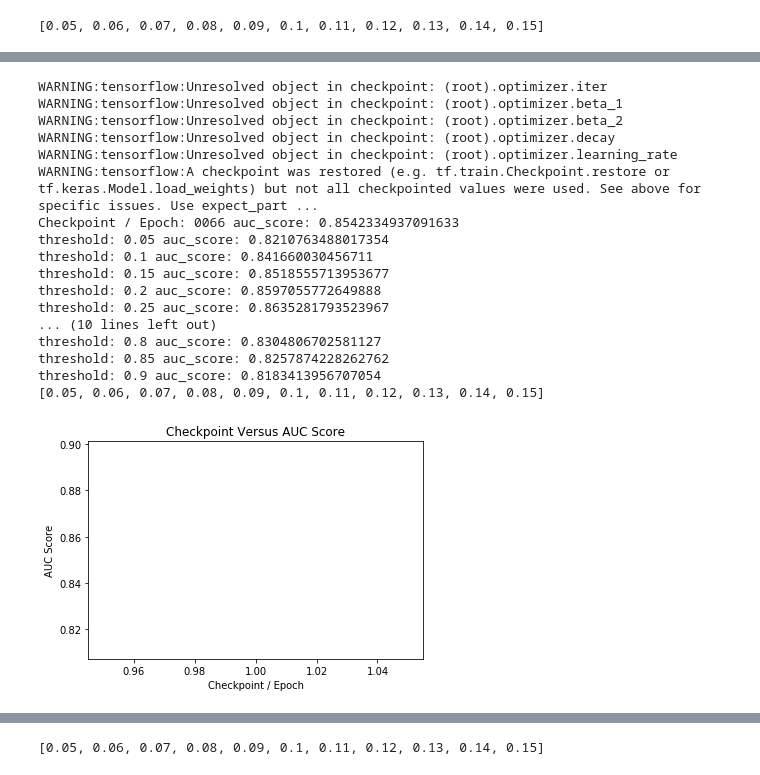
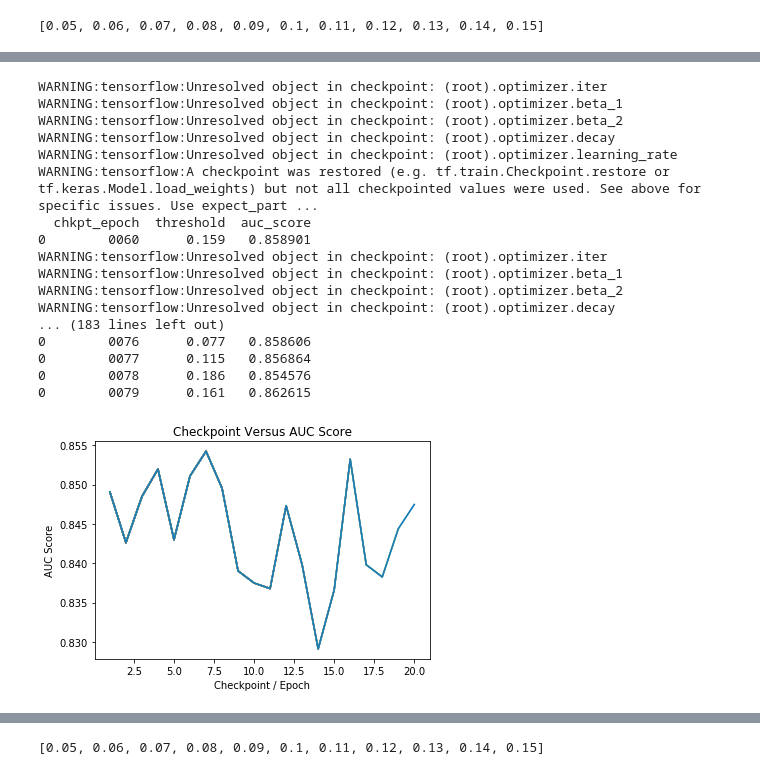
Before and after one commit to kirahman2/tensorflow_classification, a Jupyter notebook: tensorflow_classification.ipynb, the cells around one changed output, grey strips where cells are left out. Drawn from its saved outputs; the diff is of its cells as text; code cells hidden in the pictures.

```diff
--- a/tensorflow_classification.ipynb
+++ b/tensorflow_classification.ipynb
@@ -160,6 +160,7 @@ from tensorflow import keras
 
 class Model():
     def __init__(self):
+        self.filepath_chkpt = './cp.ckpt/'
         self.train_sample = pp.train_sample
         self.train_label = pp.train_label
         self.test_sample = pp.test_sample
@@ -201,6 +202,30 @@ class Model():
         model.save_weights(checkpoint_path.format(epoch=0))
         return model
 
+    def save_best_model(self, model, metrics, lr, loss):
+        model = self.create_model(model, metrics, lr, loss)
+        filepath = self.filepath_chkpt + 'cp-' + tnnt.best_chkpt + '.ckpt'
+        model.load_weights(filepath)
+
+        y_pred = model.predict(pp.test_sample, batch_size=10, verbose=0)
+
+        y_pred_class = binarize(y_pred, tnnt.best_threshold)
+
+        fpr, tpr, thresholds = roc_curve(pp.test_label,
+                                         y_pred_class,
+                                         pos_label=1)
+        auc_score = auc(fpr, tpr)
+
+        print(model)
+        print('best checkpoint/epoch:', tnnt.best_chkpt)
+        print('best threshold:' tnnt.best_threshold)
+        print("best auc score:", auc_score)
+
+        # NEXT, we need to .savemodel tf format, Then we can create a method that loads the
+        # best model with the binarize method.
+
+        return model #delete return statement?
+
 
 ###########################
 ##### hard code below #####
@@ -311,6 +390,7 @@ class TuneNeuralNet():
         self.checkpoint_path = './cp.ckpt/'
         self.list_auc_score = []
         self.list_epoch = []
+        self.chkpt_num = []
 
     def create_chkpt_list(self):
 
@@ -326,7 +406,7 @@ class TuneNeuralNet():
         list_checkpoints = self.create_chkpt_list()
         list_epoch = []
 
-        for chkpt in list_checkpoints[66:67]: # setting 66:67 for fast testing
+        for chkpt in list_checkpoints[60:80]: # setting 66:67 for fast testing
             filepath_chkpt = self.checkpoint_path + chkpt
             model = mod.create_model(MODEL_SEQ, METRICS, LR, LOSS)
             model.load_weights(filepath_chkpt)
@@ -335,54 +415,56 @@ class TuneNeuralNet():
             auc_score = self._calc_chkpt_score(rounded_predictions)
             self._print_summary(chkpt, auc_score)
 
-            ftnn.tune_threshold(model)
+            tnnt.tune_threshold(model)
 
             self._plot_auc_scores()
+        # printing final dataframe results
+        print(tnnt.df_all_results)
         self._plot_auc_scores()
 
     def _calc_chkpt_score(self, rounded_predictions):
         fpr, tpr, thresholds = roc_curve(pp.test_label, rounded_predictions, pos_label=1)
         # cm = confusion_matrix(pp.test_label, rounded_predictions) #not needed for now
         auc_score = auc(fpr, tpr)
         self.list_auc_score.append(auc_score)
         return auc_score
 
     def _print_summary(self, chkpt, auc_score):
-        chkpt_num = chkpt[3:7]
-        print('Checkpoint / Epoch:', chkpt_num, 'auc_score:', auc_score)
+        # delete this when ready. We've added this to
+        self.chkpt_num = chkpt[3:7]
+#         print('Checkpoint / Epoch:', self.chkpt_num, 'auc_score:', auc_score)
 
     def _plot_auc_scores(self):
         list_epoch = []
         for val in range(1, len(self.list_auc_score) + 1):
             list_epoch.append(val)
         plt.plot(list_epoch, self.list_auc_score)
         plt.title("Checkpoint Versus AUC Score")
         plt.ylabel("AUC Score")
         plt.xlabel("Checkpoint / Epoch")
 
-
 tm = TuneNeuralNet()
 list_checkpoints = tm.create_chkpt_list()
 tm.score_chkpts()
 # %% [output]
 WARNING:tensorflow:Unresolved object in checkpoint: (root).optimizer.iter
 WARNING:tensorflow:Unresolved object in checkpoint: (root).optimizer.beta_1
 WARNING:tensorflow:Unresolved object in checkpoint: (root).optimizer.beta_2
 WARNING:tensorflow:Unresolved object in checkpoint: (root).optimizer.decay
 WARNING:tensorflow:Unresolved object in checkpoint: (root).optimizer.learning_rate
 WARNING:tensorflow:A checkpoint was restored (e.g. tf.train.Checkpoint.restore or tf.keras.Model.load_weights) but not all checkpointed values were used. See above for specific issues. Use expect_part ...
-Checkpoint / Epoch: 0066 auc_score: 0.8542334937091633
-threshold: 0.05 auc_score: 0.8210763488017354
-threshold: 0.1 auc_score: 0.841660030456711
-threshold: 0.15 auc_score: 0.8518555713953677
-threshold: 0.2 auc_score: 0.8597055772649888
-threshold: 0.25 auc_score: 0.8635281793523967
-... (10 lines left out)
-threshold: 0.8 auc_score: 0.8304806702581127
-threshold: 0.85 auc_score: 0.8257874228262762
-threshold: 0.9 auc_score: 0.8183413956707054
-[0.05, 0.06, 0.07, 0.08, 0.09, 0.1, 0.11, 0.12, 0.13, 0.14, 0.15]
+  chkpt_epoch  threshold  auc_score
+0        0060      0.159   0.858901
+WARNING:tensorflow:Unresolved object in checkpoint: (root).optimizer.iter
+WARNING:tensorflow:Unresolved object in checkpoint: (root).optimizer.beta_1
+WARNING:tensorflow:Unresolved object in checkpoint: (root).optimizer.beta_2
+WARNING:tensorflow:Unresolved object in checkpoint: (root).optimizer.decay
+... (183 lines left out)
+0        0076      0.077   0.858606
+0        0077      0.115   0.856864
+0        0078      0.186   0.854576
+0        0079      0.161   0.862615
-[figure, old version]
+[figure, new version]
 # %%
 checkpoint_path = './cp.ckpt/'
 list_checkpoints = []
```
Also changed, not shown: parts of 2 cells of this notebook.
